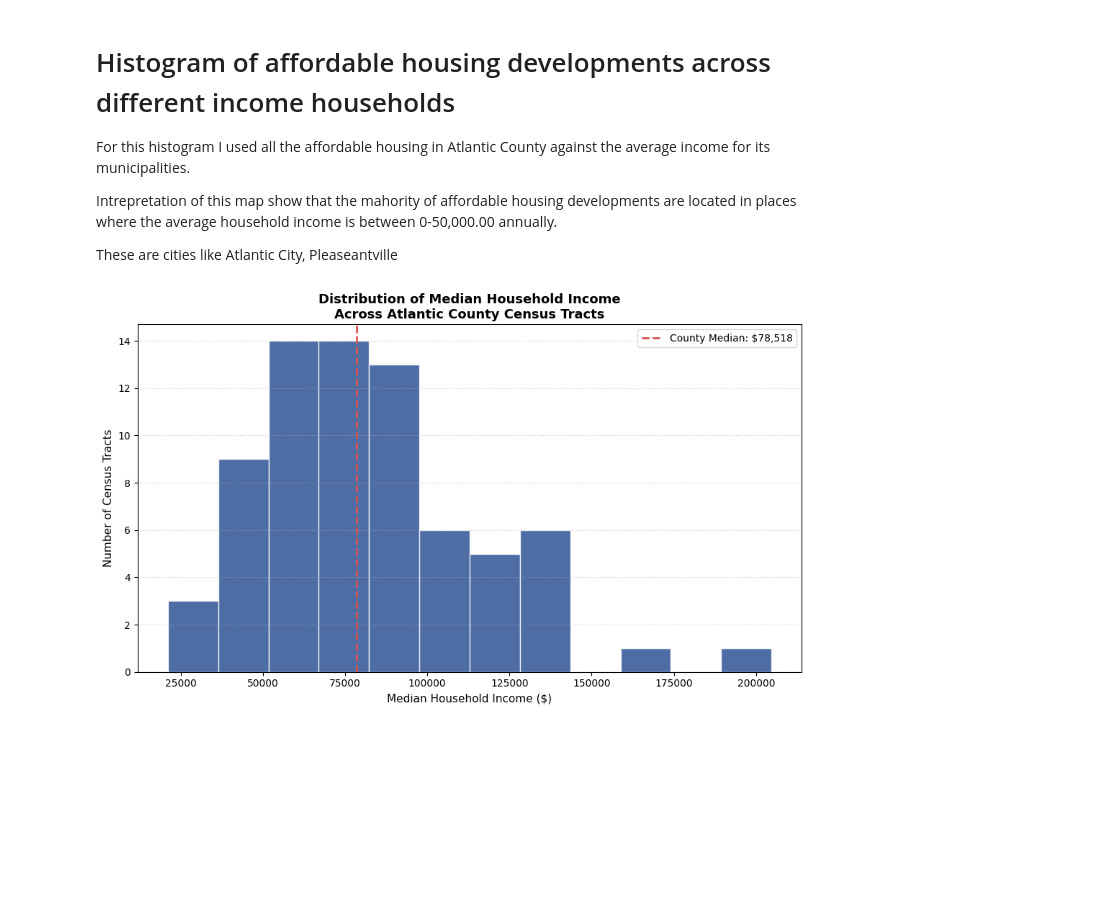
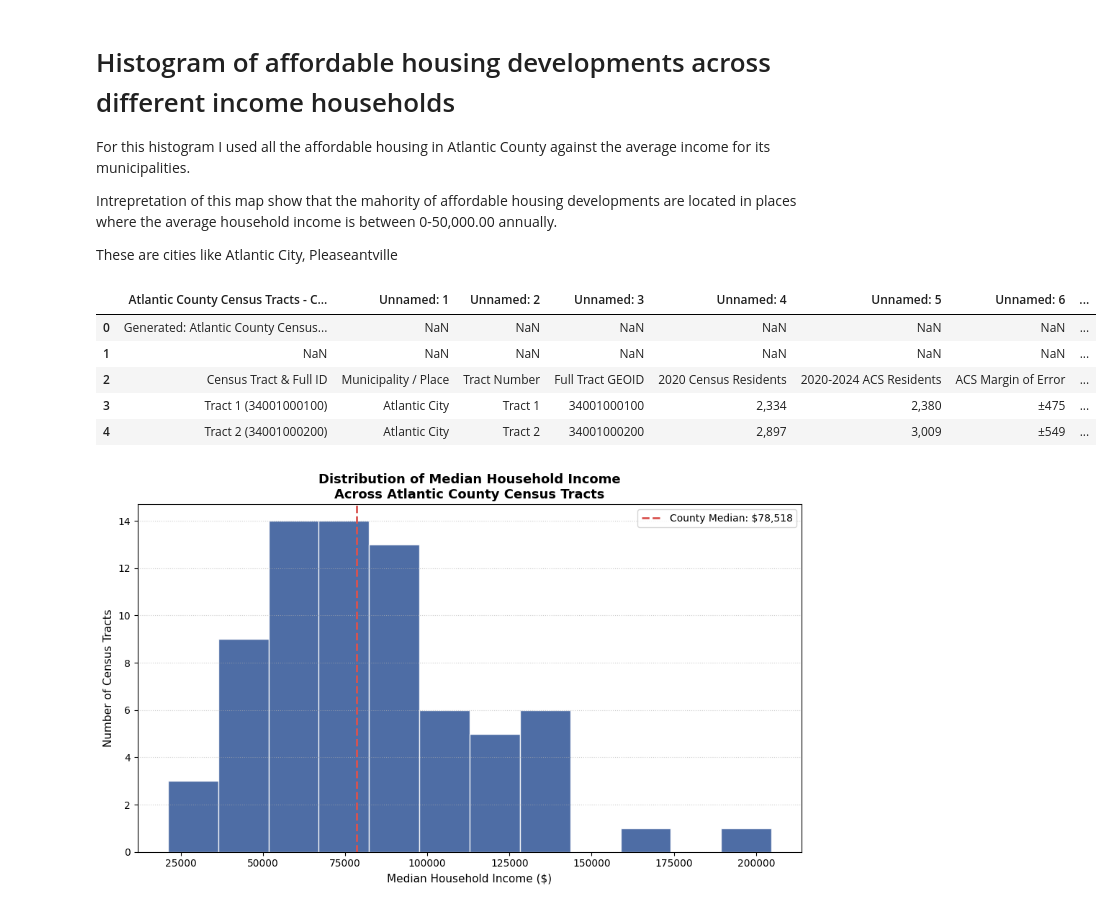
Before and after one commit to Anjanique-Knight/AjGIS, a Jupyter notebook: PS3_GIS.ipynb, the cells around one changed output. Cells and saved outputs as stored; diff of their text form; code cells hidden in the pictures; blank space fills up the shorter version.

```diff
--- a/PS3_GIS.ipynb
+++ b/PS3_GIS.ipynb
@@ -632,6 +632,16 @@ Intrepretation of this map show that the mahority of affordable housing developm
 These are cities like Atlantic City, Pleaseantville
 # %%
 !wget -q -O ACountyInc.xlsx https://github.com/Anjanique-Knight/AjGIS/raw/refs/heads/main/Atlantic_County_Census_Tracts_Consolidated.xlsx
+import pandas as pd
+ACountyInc = pd.read_excel('ACountyInc.xlsx')
+ACountyInc.head()
+# %% [output]
+|  | Atlantic County Census Tracts - C... | Unnamed: 1 | Unnamed: 2 | Unnamed: 3 | Unnamed: 4 | Unnamed: 5 | Unnamed: 6 | ... |
+| 0 | Generated: Atlantic County Census... | NaN | NaN | NaN | NaN | NaN | NaN | ... |
+| 1 | NaN | NaN | NaN | NaN | NaN | NaN | NaN | ... |
+| 2 | Census Tract & Full ID | Municipality / Place | Tract Number | Full Tract GEOID | 2020 Census Residents | 2020-2024 ACS Residents | ACS Margin of Error | ... |
+| 3 | Tract 1 (34001000100) | Atlantic City | Tract 1 | 34001000100 | 2,334 | 2,380 | ±475 | ... |
+| 4 | Tract 2 (34001000200) | Atlantic City | Tract 2 | 34001000200 | 2,897 | 3,009 | ±549 | ... |
 # %%
 import geopandas as gpd
 import matplotlib.pyplot as plt
```
Also changed, not shown: parts of 3 cells of this notebook.
